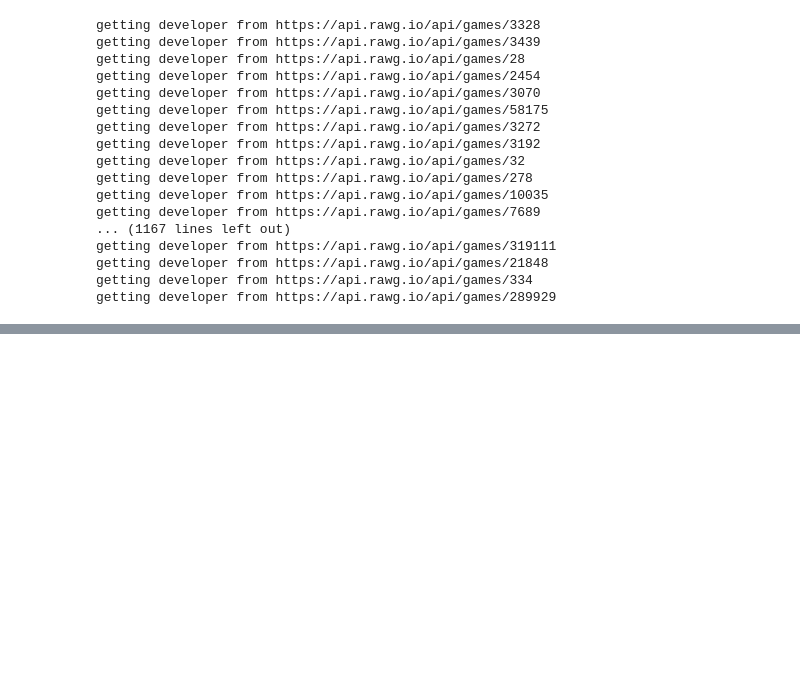
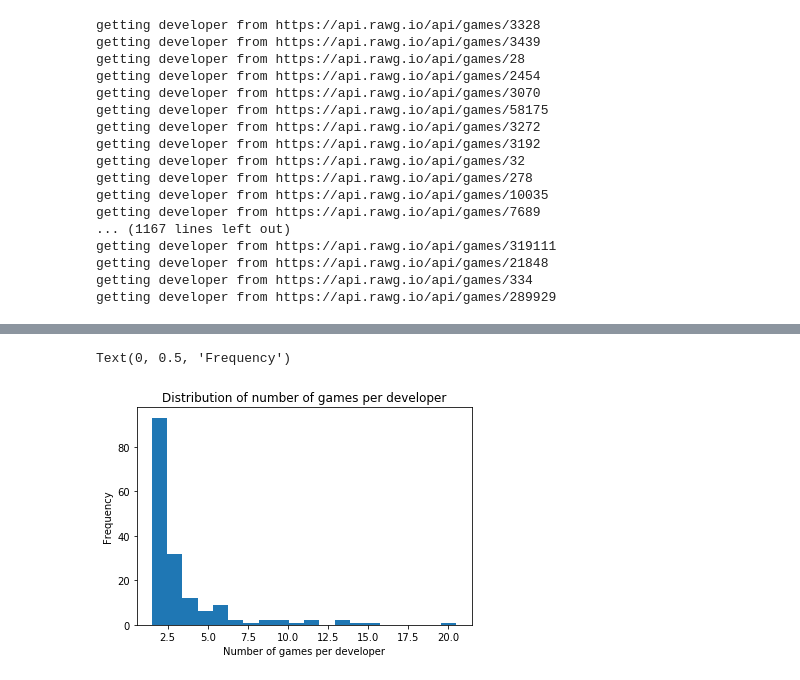
Before and after one commit to Rishi0406/project_1, a Jupyter notebook: developer.ipynb, the cells around one changed output, grey strips where cells are left out. Saved outputs shown, nothing was run; the diff lists cells and outputs as text; code cells hidden in the pictures; blank space fills up the shorter version.

```diff
--- a/developer.ipynb
+++ b/developer.ipynb
@@ -187,0 +210,8 @@ plt.hist(developer_df["number of devs"])
+# %%
+plt.hist(dev_gamecount["count"],align="left",bins=20)
+plt.title("Distribution of number of games per developer")
+plt.xlabel("Number of games per developer")
+plt.ylabel("Frequency")
+# %% [output]
+Text(0, 0.5, 'Frequency')
+[figure, added]
```
Also changed, not shown: parts of 24 cells of this notebook.
